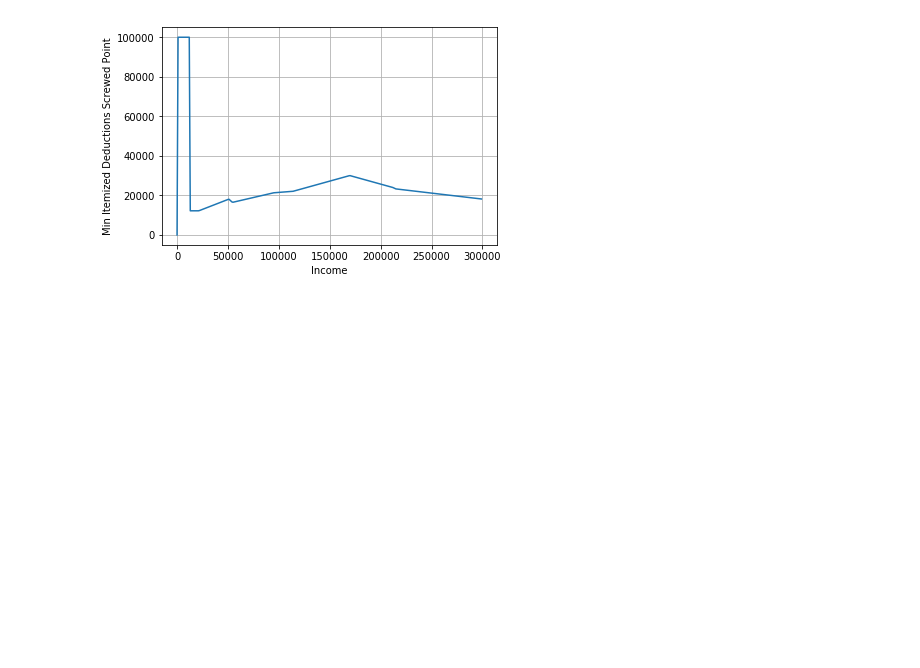
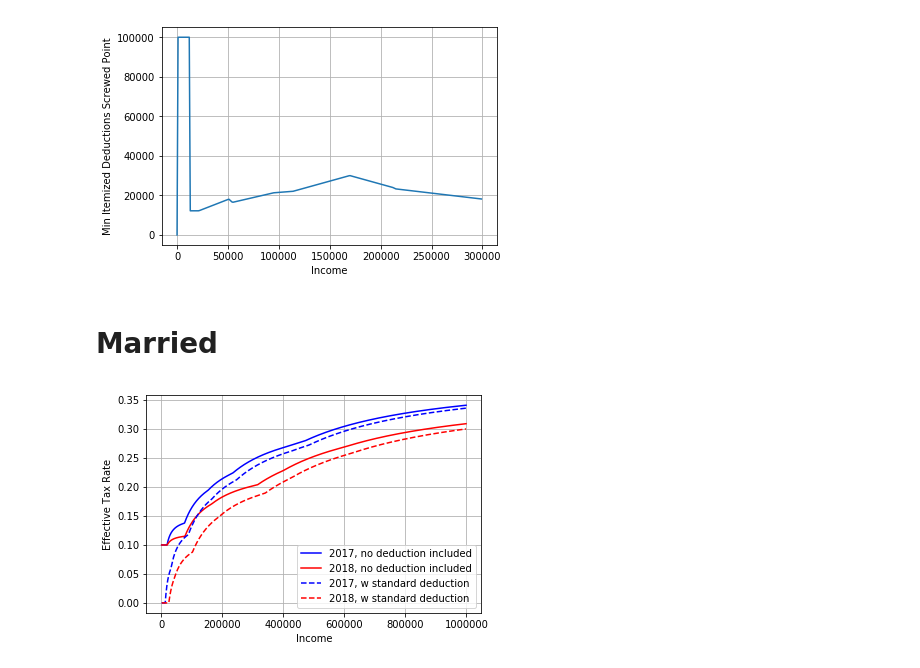
Before and after one commit to allensussman/Notebooks, a Jupyter notebook: Tax_rate_changes.ipynb, the cells around one changed output. Drawn from its saved outputs; the diff is of its cells as text; code cells hidden in the pictures; blank space fills up the shorter version.

Commit message:
Add married brackets

```diff
--- a/Tax_rate_changes.ipynb
+++ b/Tax_rate_changes.ipynb
@@ -87,3 +89,35 @@ plt.ylabel('Min Itemized Deductions Screwed Point')
 plt.grid(True)
 # %% [output]
 [figure]
+# %% [markdown]
+# Married
+# %%
+brackets_2017 = [(0, .1),
+                 (18650, .15),
+                 (75900, .25),
+                 (153100, .28),
+                 (233350, .33),
+                 (416700, .35),
+                 (470700, .396)]
+standard_deduction_2017 = 12700
+
+brackets_2018 = [(0, .1),
+                 (19050, .12),
+                 (77400, .22),
+                 (165000, .24),
+                 (315000, .32),
+                 (400000, .35),
+                 (600000, .37)]
+standard_deduction_2018 = 24400
+# %%
+x = np.arange(0, 1000000, 1000)
+plt.plot(x, [effective_tax_rate(xi, brackets_2017) for xi in x], 'b-', label="2017, no deduction included")
+plt.plot(x, [effective_tax_rate(xi, brackets_2018) for xi in x], 'r-', label="2018, no deduction included")
+plt.plot(x, [effective_tax_rate(xi, brackets_2017, standard_deduction_2017) for xi in x], 'b--', label="2017, w standard deduction")
+plt.plot(x, [effective_tax_rate(xi, brackets_2018, standard_deduction_2018) for xi in x], 'r--', label="2018, w standard deduction")
+plt.legend()
+plt.xlabel('Income')
+plt.ylabel('Effective Tax Rate')
+plt.grid(True)
+# %% [output]
+[figure, added]
```
Also changed, not shown: parts of 8 cells of this notebook.
